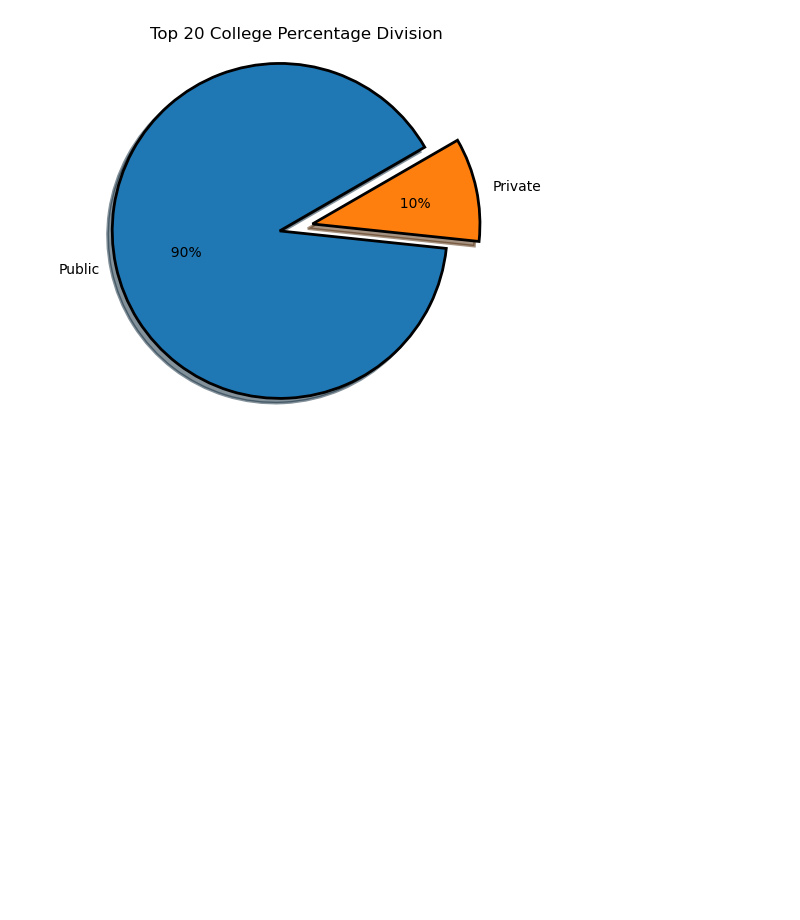
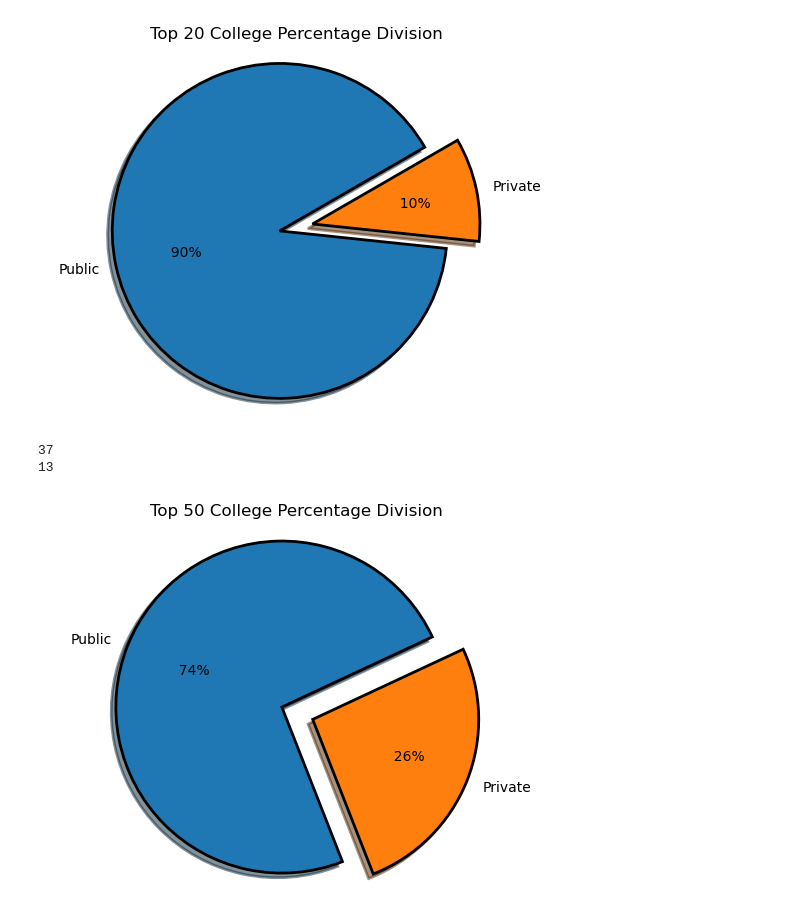
Before and after one commit to xIshanSandhux/Public-vs-Private-Indian-College-Analysis-Top-200, a Jupyter notebook: public-vs-private-indian-college-analysis-top-200.ipynb, the cells around one changed output. Drawn from its saved outputs; the diff is of its cells as text; code cells hidden in the pictures; blank space fills up the shorter version.

Commit message:
Kaggle Notebook | Public vs Private Indian College Analysis-Top 200 | Analysis in Progress 2

```diff
--- a/public-vs-private-indian-college-analysis-top-200.ipynb
+++ b/public-vs-private-indian-college-analysis-top-200.ipynb
@@ -207,3 +208,35 @@ plt.title("Top 20 College Percentage Division")
 plt.show()
 # %% [output]
 [figure]
+# %%
+top_50 = {}
+for index, row in df.iterrows():
+    if row['rank'] <= 50:
+        tba = {row['rank']:row['owner_ship']}
+        top_50.update(tba)
+    else:
+        break
+# %%
+public_counter = 0
+private_counter = 0
+for key in top_50:
+    if top_50[key] == "Public/Government":
+        public_counter = public_counter + 1
+    elif top_50[key] == "Private":
+        private_counter = private_counter + 1
+
+print(public_counter)
+print(private_counter)
+# %% [output]
+37
+13
+# %%
+l = np.array([public_counter,private_counter])
+mylabels = ["Public","Private"]
+myexplode = [0.1,0.1]
+plt.pie(l,myexplode, mylabels,autopct = '%4.0f%%',shadow=True,startangle = 25,wedgeprops = {"edgecolor" : "black",'linewidth': 2,'antialiased': True})
+plt.axis('equal')
+plt.title("Top 50 College Percentage Division")
+plt.show()
+# %% [output]
+[figure, added]
```
Also changed, not shown: parts of 12 cells of this notebook.
